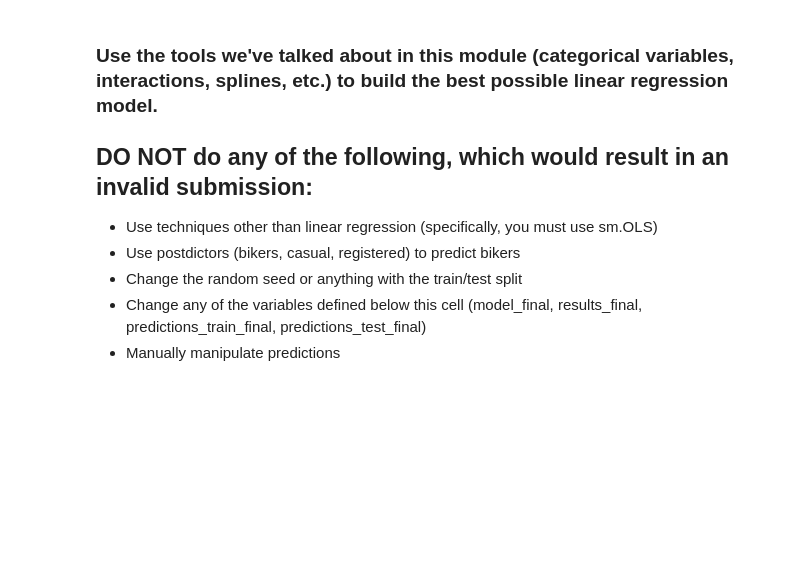
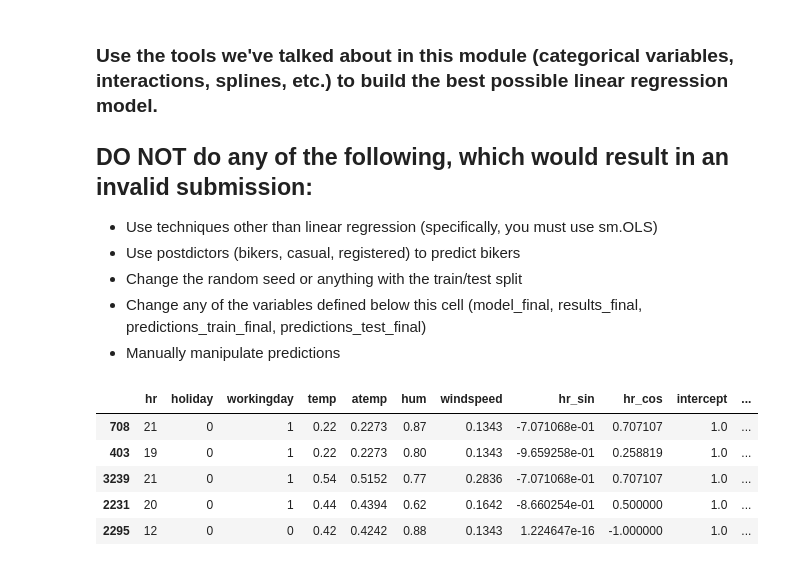
Before and after one commit to Jnuso2/code_2600, a Jupyter notebook: mod05_nonlinear.ipynb, the cells around one changed output. Drawn from its saved outputs; the diff is of its cells as text; code cells hidden in the pictures; blank space fills up the shorter version.

```diff
--- a/mod05_nonlinear.ipynb
+++ b/mod05_nonlinear.ipynb
@@ -305,30 +305,82 @@ plot_avg_actual_vs_predicted_by_feature(X=X_train,
 - Manually manipulate predictions
 # %%
 # Data pre-processing (on Train, Test, X_train, and X_test)
-temp_k1, temp_k2 = 0.30, 0.60
-hum_k1, hum_k2 = 0.40, 0.70
 
+import numpy as np
+import pandas as pd
+
+# ------------------------------
+# 1) HR trig features (same idea as the example)
+# ------------------------------
 for df in [Train, Test, X_train, X_test]:
-    df["temp_k1"] = (df["temp"] - temp_k1).clip(lower=0)
-    df["temp_k2"] = (df["temp"] - temp_k2).clip(lower=0)
+    if "hr" in df.columns:
+        df["hr_sin"] = np.sin(2*np.pi/24 * df["hr"].astype(int))
+        df["hr_cos"] = np.cos(2*np.pi/24 * df["hr"].astype(int))
 
-    df["hum_k1"] = (df["hum"] - hum_k1).clip(lower=0)
-    df["hum_k2"] = (df["hum"] - hum_k2).clip(lower=0)
+# ------------------------------
+# 2) Rush hour indicator (same idea as the example)
+# ------------------------------
+rush_hours = [7, 8, 17, 18]
+for df in [Train, Test, X_train, X_test]:
+    if "hr" in df.columns:
+        df["rushhour"] = np.where(df["hr"].astype(int).isin(rush_hours), 1, 0)
 
+# ------------------------------
+# 3) Intercept (same idea as the example)
+# ------------------------------
+X_train["intercept"] = 1.0
+X_test["intercept"]  = 1.0
 
-    df["temp_x_rushhour"] = df["temp"] * df["rushhour"]
-    df["rushhour_x_workingday"] = df["rushhour"] * df["workingday"]
+# ------------------------------
+# 4) Nonlinear-ish features (still linear regression)
+#    (Only create them if the base columns exist)
+# ------------------------------
+def safe_square(df, col, new_col):
+    if col in df.columns:
+        df[new_col] = df[col] ** 2
 
+def safe_product(df, col1, col2, new_col):
+    if col1 in df.columns and col2 in df.columns:
+        df[new_col] = df[col1] * df[col2]
 
-cat_cols = ["season", "mnth", "weekday", "weathersit", "day"]
+for df in [X_train, X_test]:
+    safe_square(df, "temp", "temp_sq")
+    safe_square(df, "hum", "hum_sq")
+    safe_square(df, "windspeed", "windspeed_sq")
 
-X_train = pd.get_dummies(X_train, columns=cat_cols, drop_first=True)
-X_test  = pd.get_dummies(X_test,  columns=cat_cols, drop_first=True)
+    safe_product(df, "temp", "hum", "temp_x_hum")
+    safe_product(df, "rushhour", "workingday", "rush_x_workingday")
 
+# ------------------------------
+# 5) One-hot encode categorical variables consistently
+#    (ONLY if the column exists in BOTH X_train and X_test)
+# ------------------------------
+cat_cols = ["season", "mnth", "weekday", "weathersit"]
 
-X_train, X_test = X_train.align(X_test, join="left", axis=1, fill_value=0)
+def add_consistent_dummies(X_tr, X_te, col, drop_first=True):
+    # If the column isn't present, do nothing
+    if col not in X_tr.columns or col not in X_te.columns:
+        return X_tr, X_te
 
+    combined = pd.concat([X_tr[col], X_te[col]], axis=0)
+    dummies = pd.get_dummies(combined.astype("category"), prefix=col, drop_first=drop_first)
 
-X_train["intercept"] = 1.0
-X_test["intercept"] = 1.0
+    d_tr = dummies.loc[X_tr.index]
+    d_te = dummies.loc[X_te.index]
+
+    X_tr = X_tr.drop(columns=[col]).join(d_tr)
+    X_te = X_te.drop(columns=[col]).join(d_te)
+    return X_tr, X_te
+
+for c in cat_cols:
+    X_train, X_test = add_consistent_dummies(X_train, X_test, c, drop_first=True)
+
+# quick peek
+X_train.head()
 # %% [output]
+|  | hr | holiday | workingday | temp | atemp | hum | windspeed | hr_sin | hr_cos | intercept | ... |
+| 708 | 21 | 0 | 1 | 0.22 | 0.2273 | 0.87 | 0.1343 | -7.071068e-01 | 0.707107 | 1.0 | ... |
+| 403 | 19 | 0 | 1 | 0.22 | 0.2273 | 0.80 | 0.1343 | -9.659258e-01 | 0.258819 | 1.0 | ... |
+| 3239 | 21 | 0 | 1 | 0.54 | 0.5152 | 0.77 | 0.2836 | -7.071068e-01 | 0.707107 | 1.0 | ... |
+| 2231 | 20 | 0 | 1 | 0.44 | 0.4394 | 0.62 | 0.1642 | -8.660254e-01 | 0.500000 | 1.0 | ... |
+| 2295 | 12 | 0 | 0 | 0.42 | 0.4242 | 0.88 | 0.1343 | 1.224647e-16 | -1.000000 | 1.0 | ... |
```
Also changed, not shown: parts of 4 cells of this notebook.
